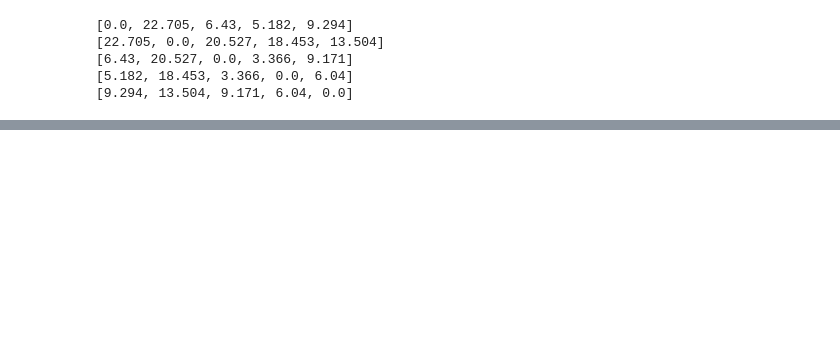
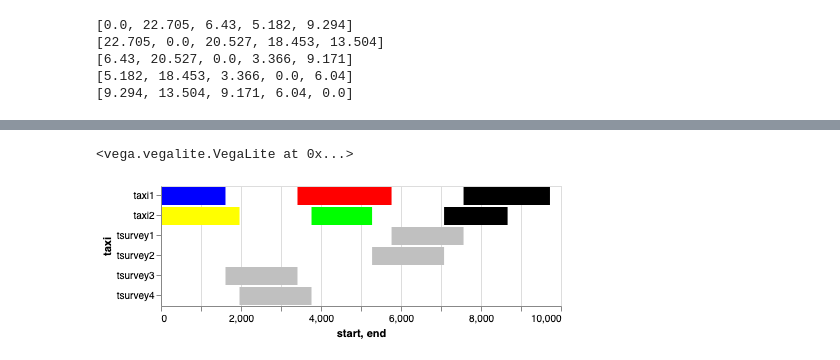
Before and after one commit to lucasPDY/Machine-Learning-with-MiniZinc, a Jupyter notebook: Taxi/new_taxi.ipynb, the cells around one changed output, grey strips where cells are left out. Cells and saved outputs as stored; diff of their text form; code cells hidden in the pictures; blank space fills up the shorter version.

Commit message:
added the minizinc model and visualization

```diff
--- a/Taxi/new_taxi.ipynb
+++ b/Taxi/new_taxi.ipynb
@@ -419,0 +424,5 @@ print(output)
+# %%
+successor = output['successor']
+surveyStart = output['surveyStart']
+routeOf = output['routeOf']
+time= output['time']
@@ -419,0 +474,3 @@ print(output)
+# %%
+ress_df = result_taxi_df.loc[(result_taxi_df.start != result_taxi_df.end) & (result_taxi_df.end != 0 )]
+ress_df
@@ -420,3 +489,38 @@ print(output)
+# %%
+survey_time = 1800
+
+survey2_start_end = []
+for idx,i in enumerate(surveyStart):
+    survey2_start_end.append(["tsurvey" + str(idx+1),i,i+survey_time])
+
+
+
+survey2_df = pd.DataFrame(survey2_start_end)
+survey2_df.columns = ["taxi","start","end"]
+# %%
+import altair as alt
+import pandas as pd
+alt.renderers.enable('notebook')
+
+color = ['#000000','#FF0000','#00FF00','#0000FF','#FFFF00','#00FFFF','#FF00FF','#C0C0C0','#808080','#800000','#808000','#008000','#800080','#008080','#000080']
+
+
+backHQ = alt.Chart(ress_df[(ress_df.state == "HQ") ]).mark_bar(color=color[0]).encode(x='start',x2='end',y='taxi')
+
+goto1 = alt.Chart(ress_df[(ress_df['state'].str[-1] == "1") ]).mark_bar(color=color[1]).encode(x='start',x2='end',y='taxi')
+goto2 = alt.Chart(ress_df[(ress_df['state'].str[-1] == "2") ]).mark_bar(color=color[2]).encode(x='start',x2='end',y='taxi')
+goto3 = alt.Chart(ress_df[(ress_df['state'].str[-1] == "3") ]).mark_bar(color=color[3]).encode(x='start',x2='end',y='taxi')
+goto4 = alt.Chart(ress_df[(ress_df['state'].str[-1] == "4") ]).mark_bar(color=color[4]).encode(x='start',x2='end',y='taxi')
+goto5 = alt.Chart(ress_df[(ress_df['state'].str[-1] == "5") ]).mark_bar(color=color[5]).encode(x='start',x2='end',y='taxi')
+goto6 = alt.Chart(ress_df[(ress_df['state'].str[-1] == "6") ]).mark_bar(color=color[6]).encode(x='start',x2='end',y='taxi')
+
+
+ts2 = alt.Chart(survey2_df).mark_bar(color=color[7]).encode(x='start',x2='end',y='taxi')
+
+backHQ + goto1 + goto2 + goto3 +goto4 + goto5 + goto6 + ts2
+# %% [output]
+<vega.vegalite.VegaLite at 0x...>
+[figure, added]
 # %%
 # import libraries
 import folium
```
Also changed, not shown: parts of 8 cells of this notebook.
